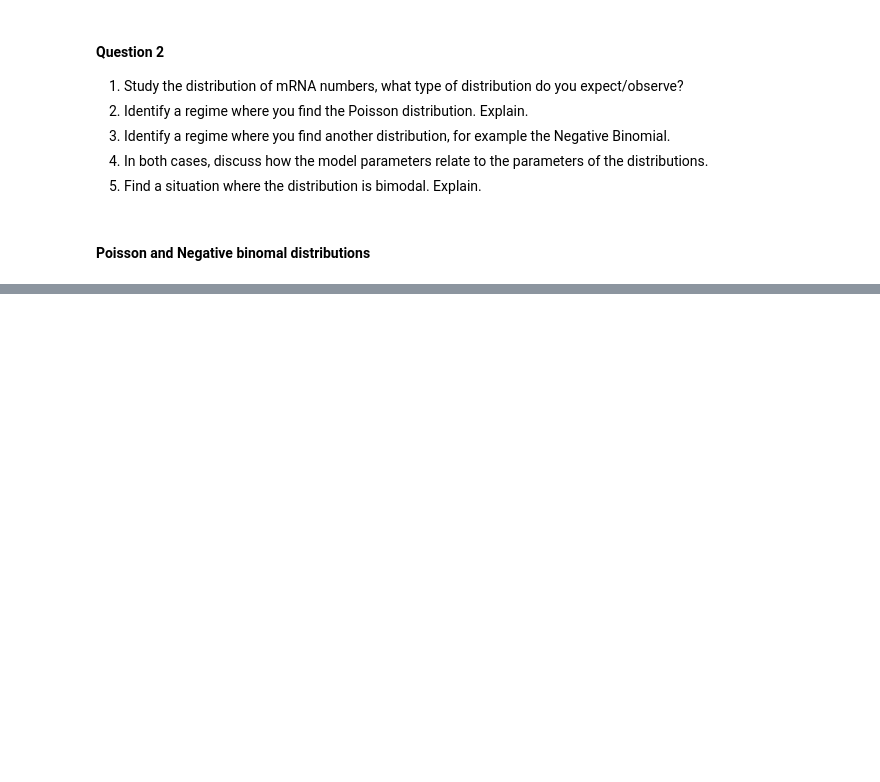
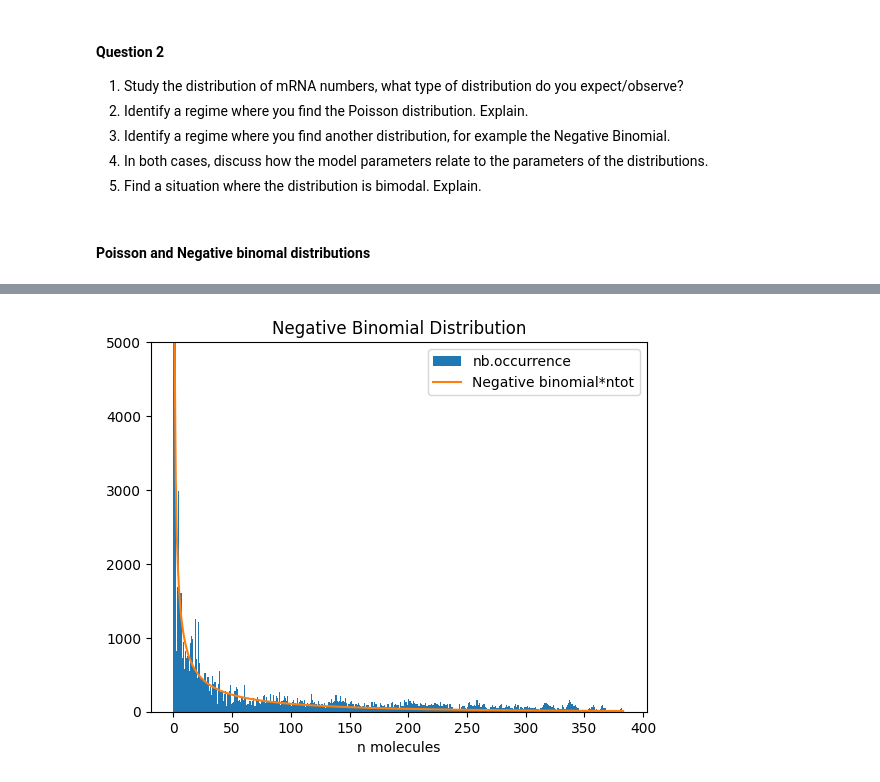
Before and after one commit to Romrchp/graded-exs, a Jupyter notebook: Exercise_Week11_12_A.ipynb, the cells around one changed output, grey strips where cells are left out. Saved outputs shown, nothing was run; the diff lists cells and outputs as text; code cells hidden in the pictures; blank space fills up the shorter version.

```diff
--- a/Exercise_Week11_12_A.ipynb
+++ b/Exercise_Week11_12_A.ipynb
@@ -352,0 +407,34 @@ je sais pas tro, j'essaye de trafiquer avec les rates mais je tombe jamais sur q
+# %%
+# negative binomial
+
+### Defining our rates
+g = 1
+n = 20
+t = 0
+s = 20 # number of initiations per minute
+k = 0.05 # 1/k = 20 min
+k_on  = 1/120 #i.e t_off = 120 min
+k_off = 1/15 #i.e t_on = 15 min
+
+#Running the gillespie algorithm with our defined rates
+tprint,nprint,gprint = gillespie(g,n,t,s,k,k_on,k_off)
+
+#remove a suitable transient and plot the histogram
+plt.hist(nprint,bins = max(nprint), label='nb.occurrence')
+ntot=len(nprint)
+nn = np.arange(np.max(nprint))
+
+# neg binomial distribution
+variance = np.var(nprint)
+theta = lam**2/(variance-lam)
+b=pmf(np.arange(np.max(nprint)), lam, theta)*ntot
+plt.plot(np.arange(np.max(nprint)), b, label='Negative binomial*ntot')
+
+plt.xlabel("n molecules")
+ax = plt.gca()
+ax.set_ylim([0, 5000])
+plt.title("Negative Binomial Distribution")
+plt.legend()
+plt.show()
+# %% [output]
+[figure, added]
```
Also changed, not shown: parts of 8 cells of this notebook.
